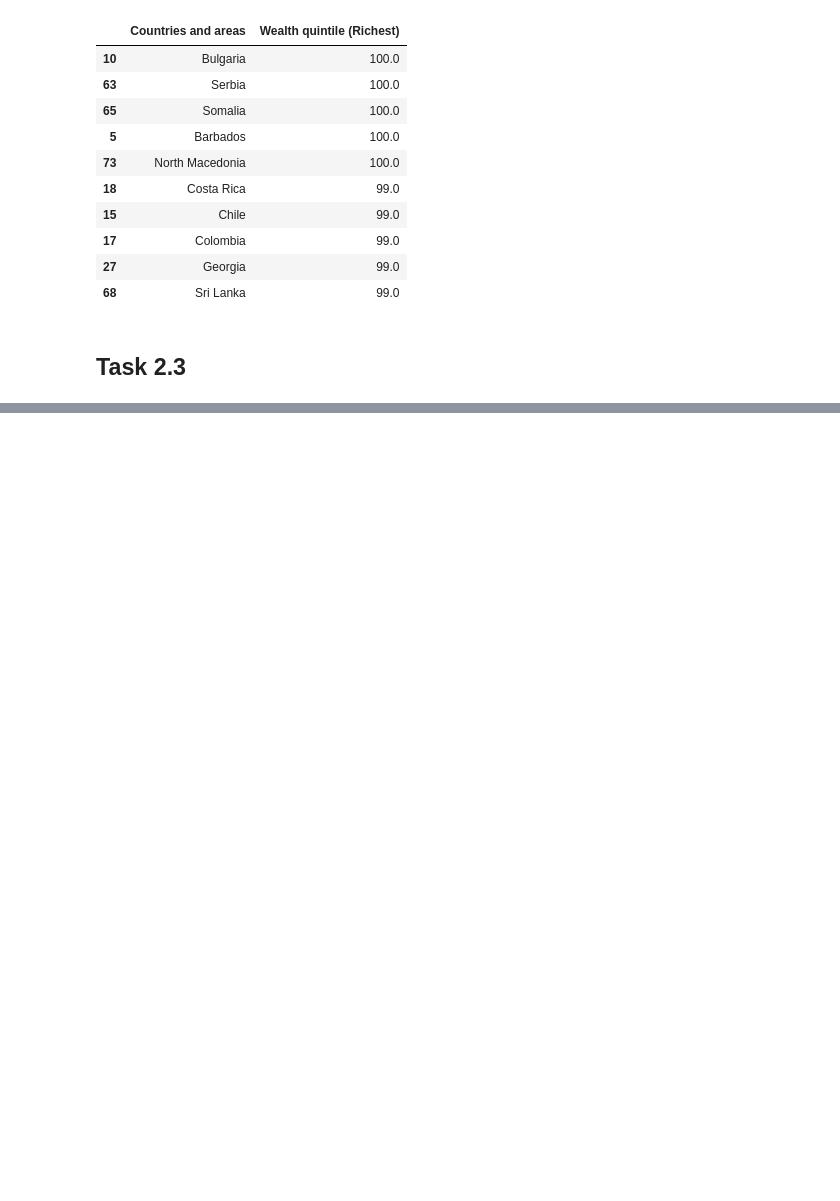
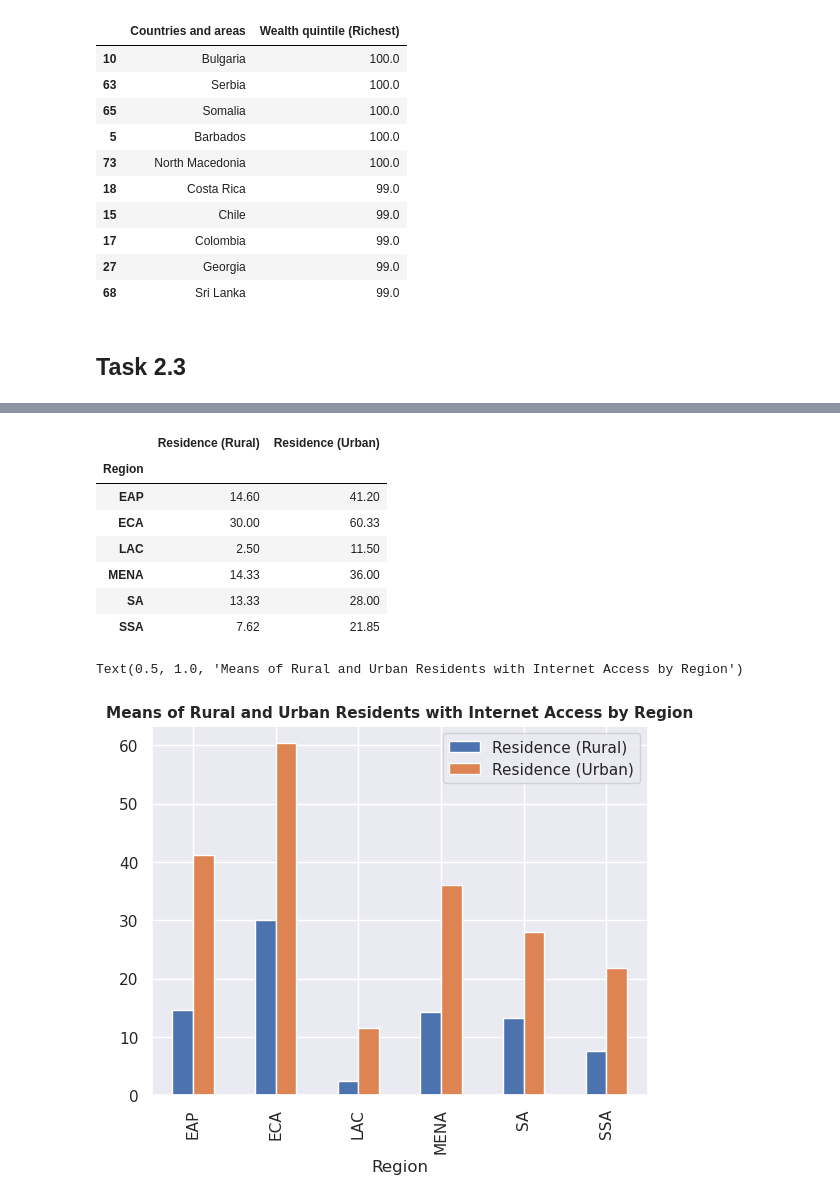
Before and after one commit to LordStarkie/Data-Science-A1, a Jupyter notebook: S3902159-A1code.ipynb, the cells around one changed output, grey strips where cells are left out. Saved outputs shown, nothing was run; the diff lists cells and outputs as text; code cells hidden in the pictures; blank space fills up the shorter version.

```diff
--- a/S3902159-A1code.ipynb
+++ b/S3902159-A1code.ipynb
@@ -356,0 +412,19 @@ top_richest[["Countries and areas","Wealth quintile (Richest)"]]
+# %%
+# mean Residence (Rural/Urban) percentage for each region
+group_by_region_lm = lm_df.groupby("Region")[["Residence (Rural)", "Residence (Urban)"]].mean().round(2)
+group_by_region_lm
+
+# create bar plot
+region_residence_boxplot = group_by_region_lm.plot.bar()
+region_residence_boxplot.set_title("Means of Rural and Urban Residents with Internet Access by Region", fontsize=11, fontweight='bold')
+# %% [output]
+|  | Residence (Rural) | Residence (Urban) |
+| Region |  |  |
+| EAP | 14.60 | 41.20 |
+| ECA | 30.00 | 60.33 |
+| LAC | 2.50 | 11.50 |
+| MENA | 14.33 | 36.00 |
+| SA | 13.33 | 28.00 |
+| SSA | 7.62 | 21.85 |
+Text(0.5, 1.0, 'Means of Rural and Urban Residents with Internet Access by Region')
+[figure, added]
```
Also changed, not shown: parts of 9 cells of this notebook, 1 other file.
